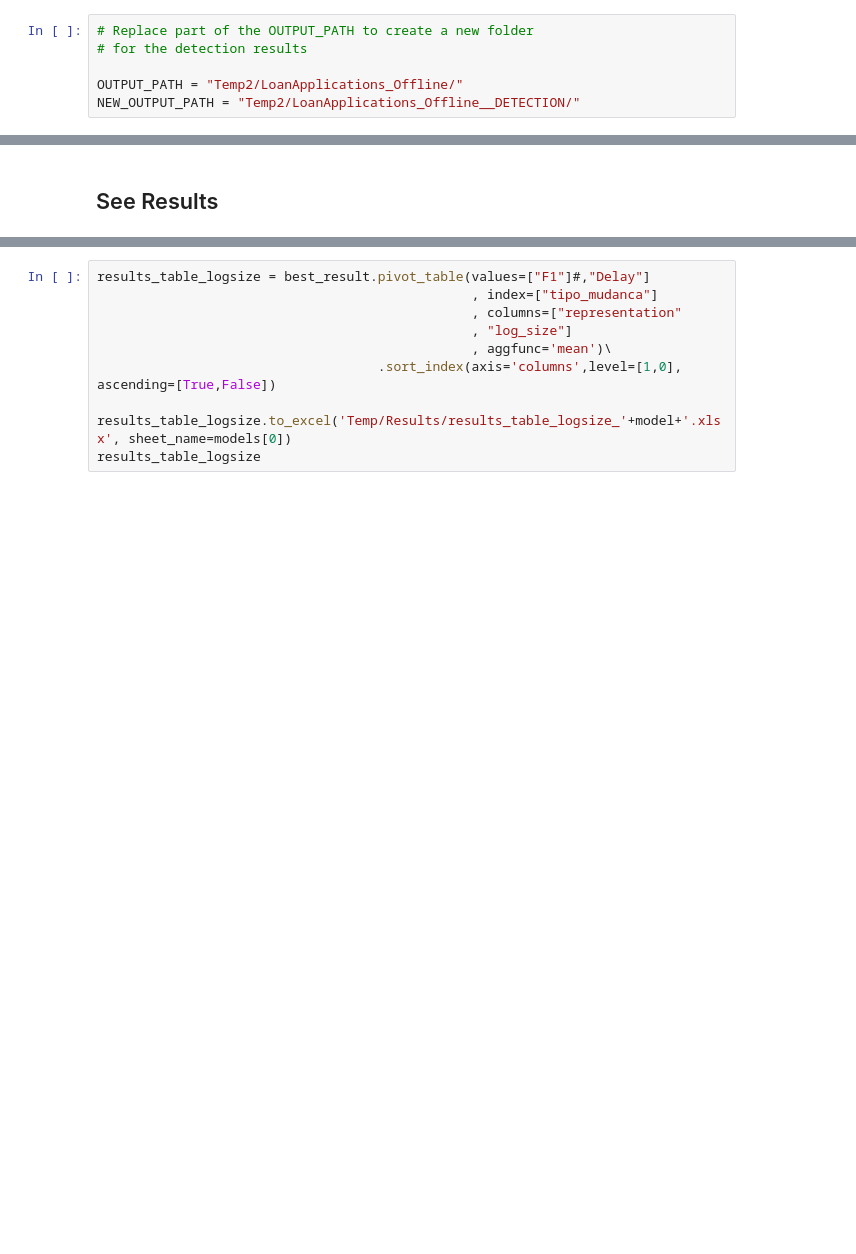
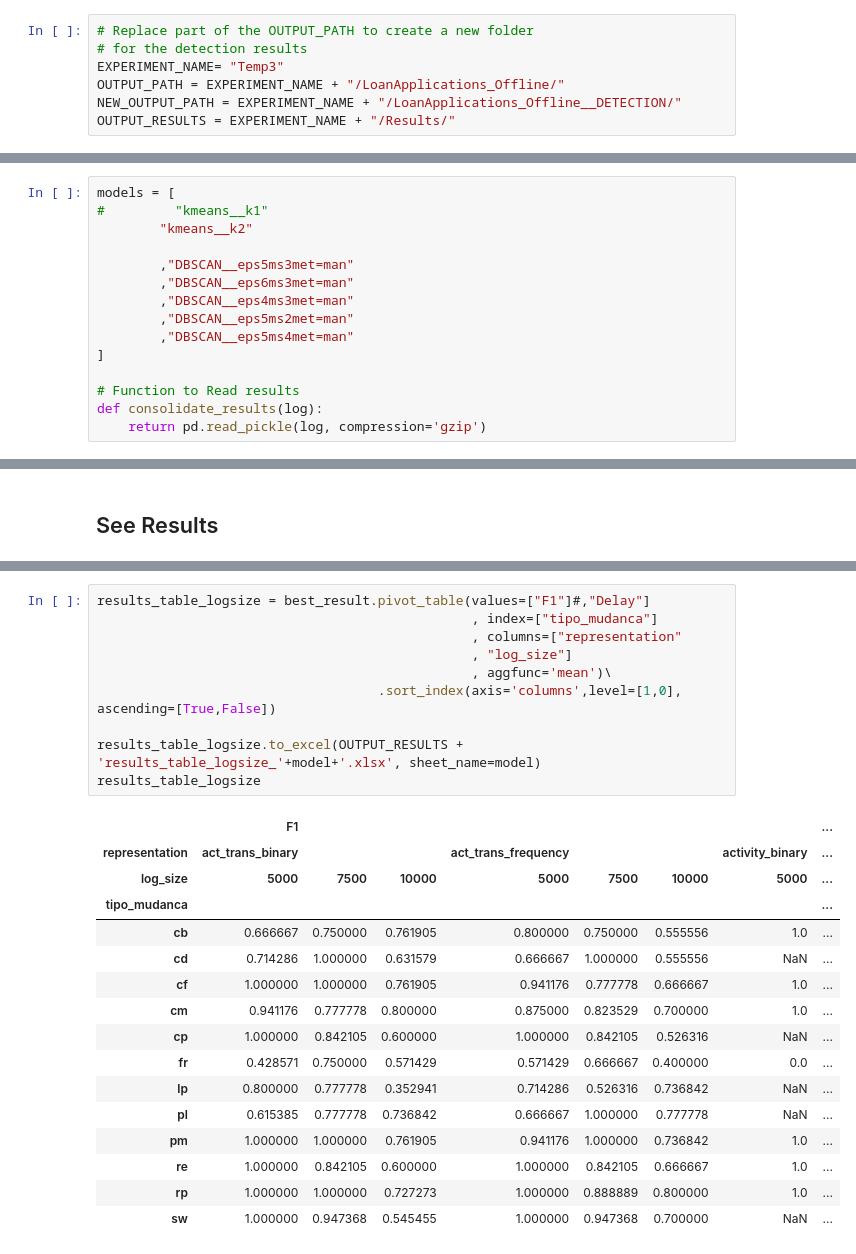
Before and after one commit to AC-Meira/trace_clustering_process_drift_detection, a Jupyter notebook: Experiments Execution with DBSCAN.ipynb, the cells around one changed output, grey strips where cells are left out. Saved outputs shown, nothing was run; the diff lists cells and outputs as text; blank space fills up the shorter version.

```diff
--- a/Experiments Execution with DBSCAN.ipynb
+++ b/Experiments Execution with DBSCAN.ipynb
@@ -1,9 +1,10 @@
 # %%
 # Replace part of the OUTPUT_PATH to create a new folder
 # for the detection results
-
-OUTPUT_PATH = "Temp2/LoanApplications_Offline/"
-NEW_OUTPUT_PATH = "Temp2/LoanApplications_Offline__DETECTION/"
+EXPERIMENT_NAME= "Temp3"
+OUTPUT_PATH = EXPERIMENT_NAME + "/LoanApplications_Offline/"
+NEW_OUTPUT_PATH = EXPERIMENT_NAME + "/LoanApplications_Offline__DETECTION/"
+OUTPUT_RESULTS = EXPERIMENT_NAME + "/Results/"
 # %%
 import pandas as pd
 import numpy as np
@@ -490,3 +491,18 @@ def consolidate_results(log):
+# %%
+models = [
+#         "kmeans__k1"
+        "kmeans__k2"
+
+        ,"DBSCAN__eps5ms3met=man"
+        ,"DBSCAN__eps6ms3met=man"
+        ,"DBSCAN__eps4ms3met=man"
+        ,"DBSCAN__eps5ms2met=man"
+        ,"DBSCAN__eps5ms4met=man"
+]
+
+# Function to Read results
+def consolidate_results(log):
+    return pd.read_pickle(log, compression='gzip')
 # %%
 for model in models:
     # List all files obtained after the trace clustering pipeline
@@ -547,11 +600,28 @@ plt.show()
 # %%
 results_table_logsize = best_result.pivot_table(values=["F1"]#,"Delay"]
                                                 , index=["tipo_mudanca"]
                                                 , columns=["representation"
                                                 , "log_size"]
                                                 , aggfunc='mean')\
                                     .sort_index(axis='columns',level=[1,0], ascending=[True,False])
 
-results_table_logsize.to_excel('Temp/Results/results_table_logsize_'+model+'.xlsx', sheet_name=models[0])
+results_table_logsize.to_excel(OUTPUT_RESULTS + 'results_table_logsize_'+model+'.xlsx', sheet_name=model)
 results_table_logsize
+# %% [output]
+|  | F1 |  |  |  |  |  |  | ... |
+| representation | act_trans_binary |  |  | act_trans_frequency |  |  | activity_binary | ... |
+| log_size | 5000 | 7500 | 10000 | 5000 | 7500 | 10000 | 5000 | ... |
+| tipo_mudanca |  |  |  |  |  |  |  | ... |
+| cb | 0.666667 | 0.750000 | 0.761905 | 0.800000 | 0.750000 | 0.555556 | 1.0 | ... |
+| cd | 0.714286 | 1.000000 | 0.631579 | 0.666667 | 1.000000 | 0.555556 | NaN | ... |
+| cf | 1.000000 | 1.000000 | 0.761905 | 0.941176 | 0.777778 | 0.666667 | 1.0 | ... |
+| cm | 0.941176 | 0.777778 | 0.800000 | 0.875000 | 0.823529 | 0.700000 | 1.0 | ... |
+| cp | 1.000000 | 0.842105 | 0.600000 | 1.000000 | 0.842105 | 0.526316 | NaN | ... |
+| fr | 0.428571 | 0.750000 | 0.571429 | 0.571429 | 0.666667 | 0.400000 | 0.0 | ... |
+| lp | 0.800000 | 0.777778 | 0.352941 | 0.714286 | 0.526316 | 0.736842 | NaN | ... |
+| pl | 0.615385 | 0.777778 | 0.736842 | 0.666667 | 1.000000 | 0.777778 | NaN | ... |
+| pm | 1.000000 | 1.000000 | 0.761905 | 0.941176 | 1.000000 | 0.736842 | 1.0 | ... |
+| re | 1.000000 | 0.842105 | 0.600000 | 1.000000 | 0.842105 | 0.666667 | 1.0 | ... |
+| rp | 1.000000 | 1.000000 | 0.727273 | 1.000000 | 0.888889 | 0.800000 | 1.0 | ... |
+| sw | 1.000000 | 0.947368 | 0.545455 | 1.000000 | 0.947368 | 0.700000 | NaN | ... |
 # %%
```
Also changed, not shown: parts of 20 cells of this notebook, 4 other files.
